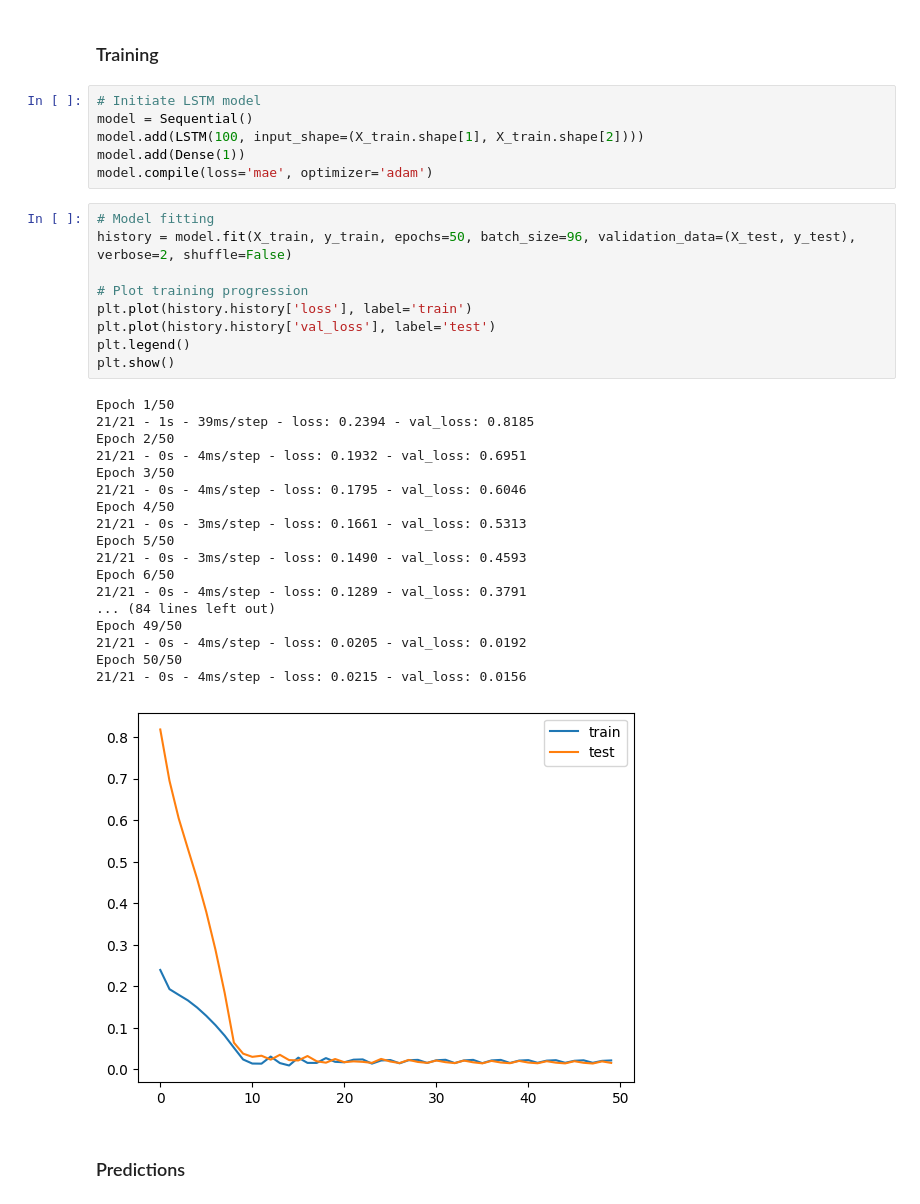
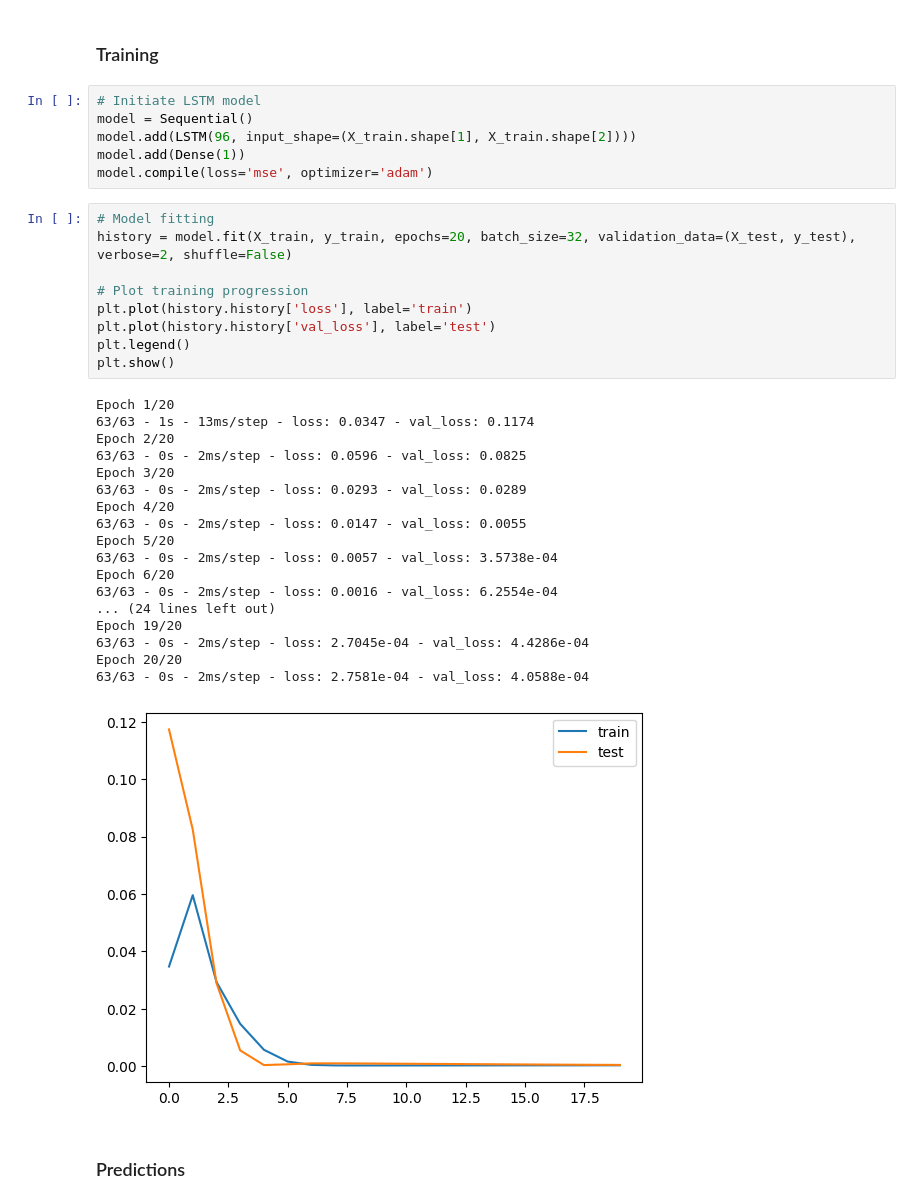
Before and after one commit to xavsant/multimodal_stockprice_prediction, a Jupyter notebook: code/baseline/baseline_lstm.ipynb, the cells around one changed output. Saved outputs shown, nothing was run; the diff lists cells and outputs as text.

Commit message:
Added FINDINGS.md, populated with information - Reran baseline_lstm.ipynb with updated parameters - Updated README.md

```diff
--- a/code/baseline/baseline_lstm.ipynb
+++ b/code/baseline/baseline_lstm.ipynb
@@ -166,37 +166,37 @@ Test Shape: (503, 1, 1) (503,)
 # %%
 # Initiate LSTM model
 model = Sequential()
-model.add(LSTM(100, input_shape=(X_train.shape[1], X_train.shape[2])))
+model.add(LSTM(96, input_shape=(X_train.shape[1], X_train.shape[2])))
 model.add(Dense(1))
-model.compile(loss='mae', optimizer='adam')
+model.compile(loss='mse', optimizer='adam')
 # %%
 # Model fitting
-history = model.fit(X_train, y_train, epochs=50, batch_size=96, validation_data=(X_test, y_test), verbose=2, shuffle=False)
+history = model.fit(X_train, y_train, epochs=20, batch_size=32, validation_data=(X_test, y_test), verbose=2, shuffle=False)
 
 # Plot training progression
 plt.plot(history.history['loss'], label='train')
 plt.plot(history.history['val_loss'], label='test')
 plt.legend()
 plt.show()
 # %% [output]
-Epoch 1/50
-21/21 - 1s - 39ms/step - loss: 0.2394 - val_loss: 0.8185
-Epoch 2/50
-21/21 - 0s - 4ms/step - loss: 0.1932 - val_loss: 0.6951
-Epoch 3/50
-21/21 - 0s - 4ms/step - loss: 0.1795 - val_loss: 0.6046
-Epoch 4/50
-21/21 - 0s - 3ms/step - loss: 0.1661 - val_loss: 0.5313
-Epoch 5/50
-21/21 - 0s - 3ms/step - loss: 0.1490 - val_loss: 0.4593
-Epoch 6/50
-21/21 - 0s - 4ms/step - loss: 0.1289 - val_loss: 0.3791
-... (84 lines left out)
-Epoch 49/50
-21/21 - 0s - 4ms/step - loss: 0.0205 - val_loss: 0.0192
-Epoch 50/50
-21/21 - 0s - 4ms/step - loss: 0.0215 - val_loss: 0.0156
+Epoch 1/20
+63/63 - 1s - 13ms/step - loss: 0.0347 - val_loss: 0.1174
+Epoch 2/20
+63/63 - 0s - 2ms/step - loss: 0.0596 - val_loss: 0.0825
+Epoch 3/20
+63/63 - 0s - 2ms/step - loss: 0.0293 - val_loss: 0.0289
+Epoch 4/20
+63/63 - 0s - 2ms/step - loss: 0.0147 - val_loss: 0.0055
+Epoch 5/20
+63/63 - 0s - 2ms/step - loss: 0.0057 - val_loss: 3.5738e-04
+Epoch 6/20
+63/63 - 0s - 2ms/step - loss: 0.0016 - val_loss: 6.2554e-04
+... (24 lines left out)
+Epoch 19/20
+63/63 - 0s - 2ms/step - loss: 2.7045e-04 - val_loss: 4.4286e-04
+Epoch 20/20
+63/63 - 0s - 2ms/step - loss: 2.7581e-04 - val_loss: 4.0588e-04
-[figure, old version]
+[figure, new version]
 # %% [markdown]
 ### Predictions
 # %%
```
Also changed, not shown: parts of 2 cells of this notebook, 4 other files.
